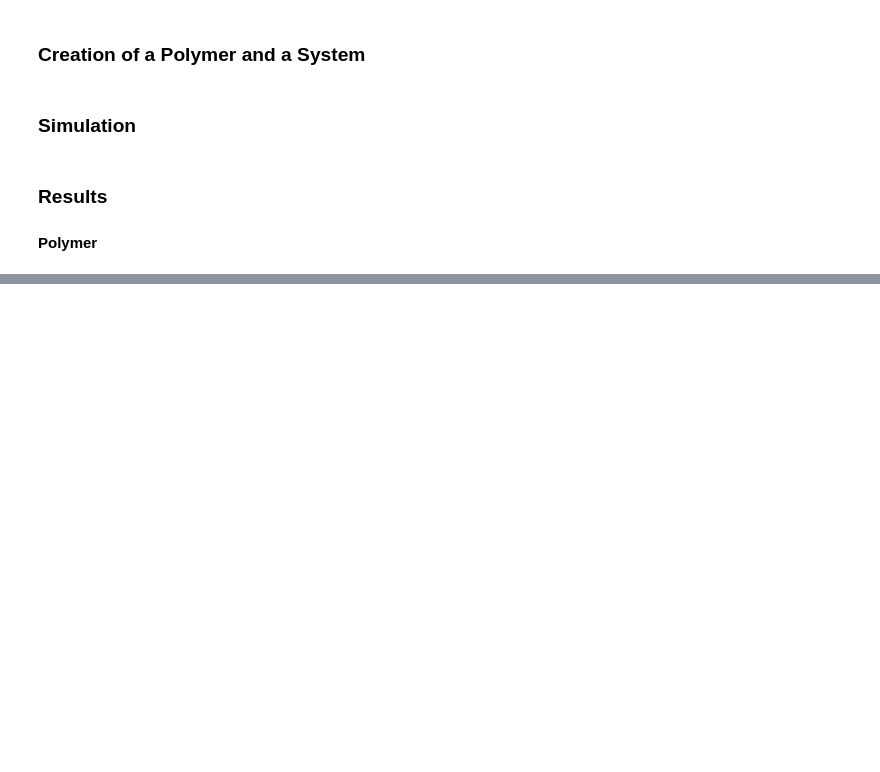
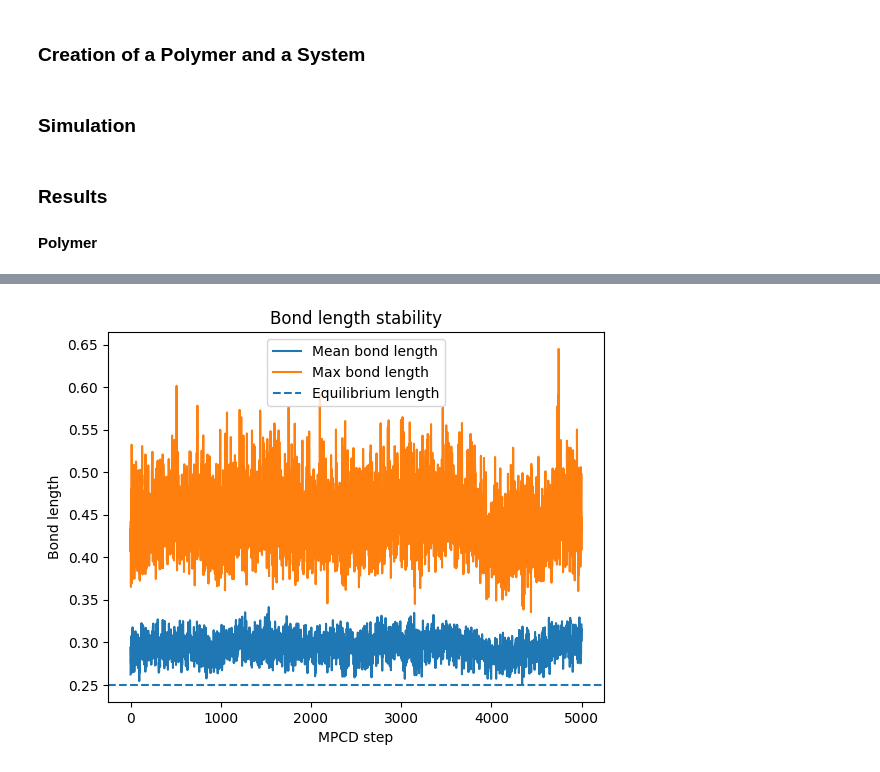
Before and after one commit to olegoniy/mpcd, a Jupyter notebook: notebooks/SimulationDiagnostics.ipynb, the cells around one changed output, grey strips where cells are left out. Drawn from its saved outputs; the diff is of its cells as text; code cells hidden in the pictures; blank space fills up the shorter version.

```diff
--- a/notebooks/SimulationDiagnostics.ipynb
+++ b/notebooks/SimulationDiagnostics.ipynb
@@ -134,0 +163,12 @@ AttributeError: module 'matplotlib' has no attribute 'figure'
+# %%
+plt.figure()
+plt.plot(history["step"], history["mean_bond_length"], label="Mean bond length")
+plt.plot(history["step"], history["max_bond_length"], label="Max bond length")
+plt.axhline(params["bond_length"], linestyle="--", label="Equilibrium length")
+plt.xlabel("MPCD step")
+plt.ylabel("Bond length")
+plt.title("Bond length stability")
+plt.legend()
+plt.show()
+# %% [output]
+[figure, added]
```
Also changed, not shown: parts of 13 cells of this notebook, 1 other file.
